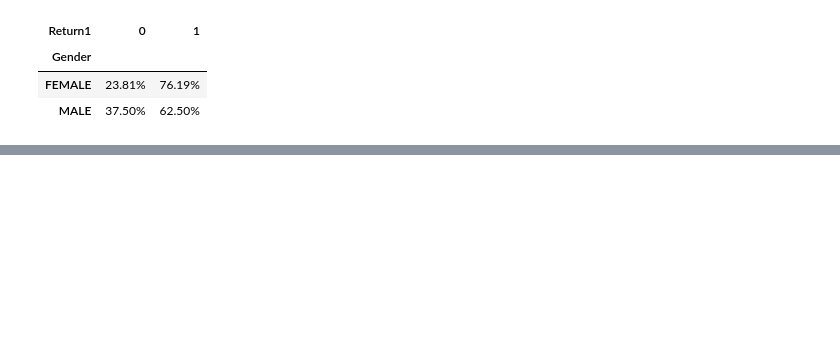
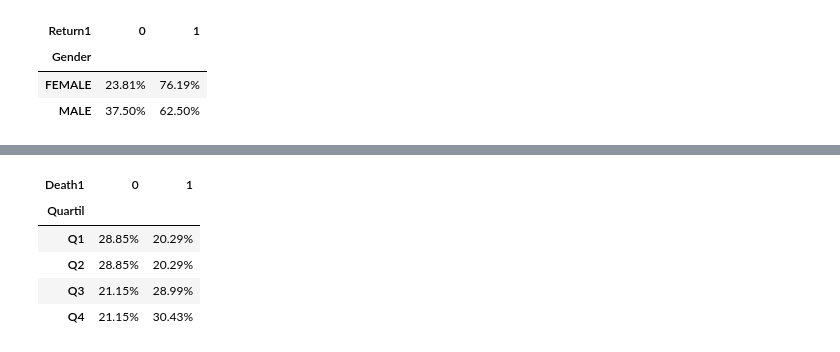
Before and after one commit to hccruz/Projeto_Avengres, a Jupyter notebook: src/main.ipynb, the cells around one changed output, grey strips where cells are left out. Saved outputs shown, nothing was run; the diff lists cells and outputs as text; code cells hidden in the pictures; blank space fills up the shorter version.

```diff
--- a/src/main.ipynb
+++ b/src/main.ipynb
@@ -432,0 +473,10 @@ genero_retornos_rel.style.format('{:.2f}%')
+# %%
+mortes_quartil_perc = mortes_quartil.div(mortes_quartil.sum(axis=0), axis=1) * 100
+mortes_quartil_perc.style.format('{:.2f}%')
+# %% [output]
+| Death1 | 0 | 1 |
+| Quartil |  |  |
+| Q1 | 28.85% | 20.29% |
+| Q2 | 28.85% | 20.29% |
+| Q3 | 21.15% | 28.99% |
+| Q4 | 21.15% | 30.43% |
```
Also changed, not shown: parts of 17 cells of this notebook, 1 other file.
